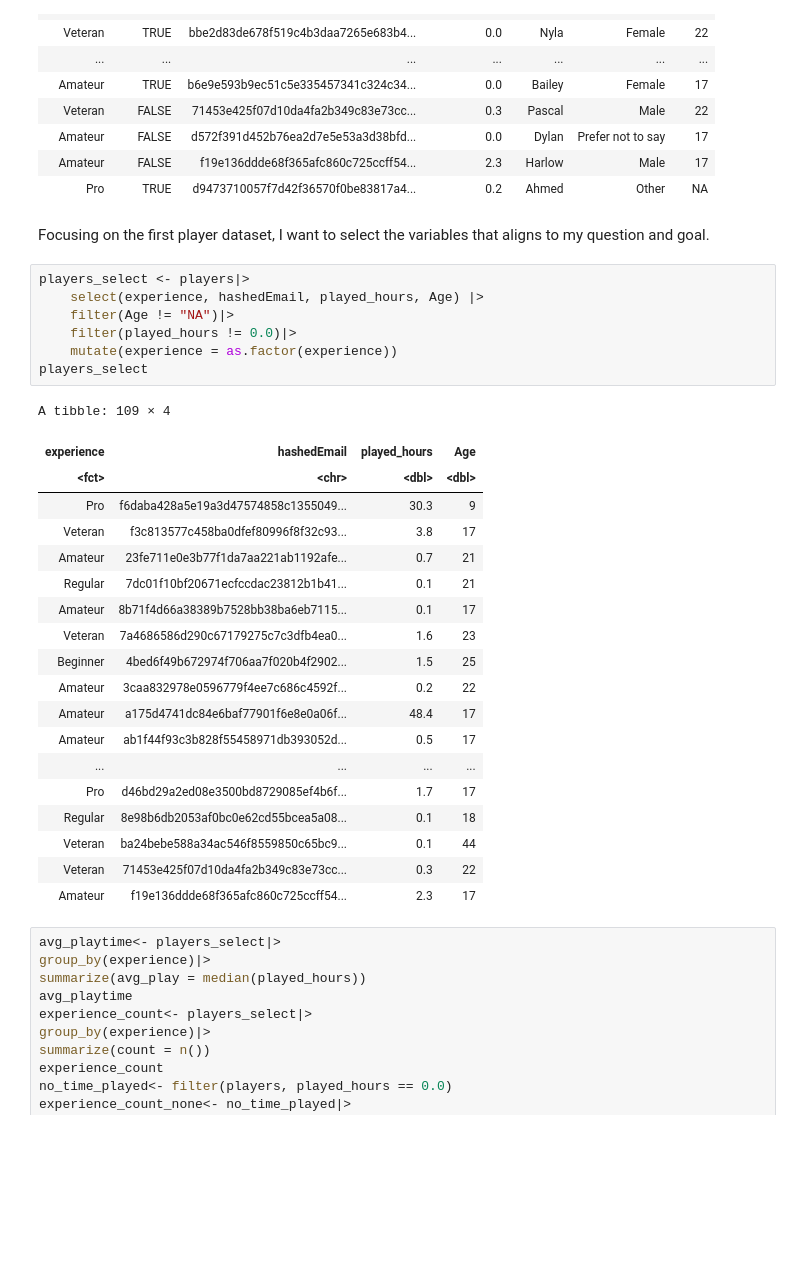
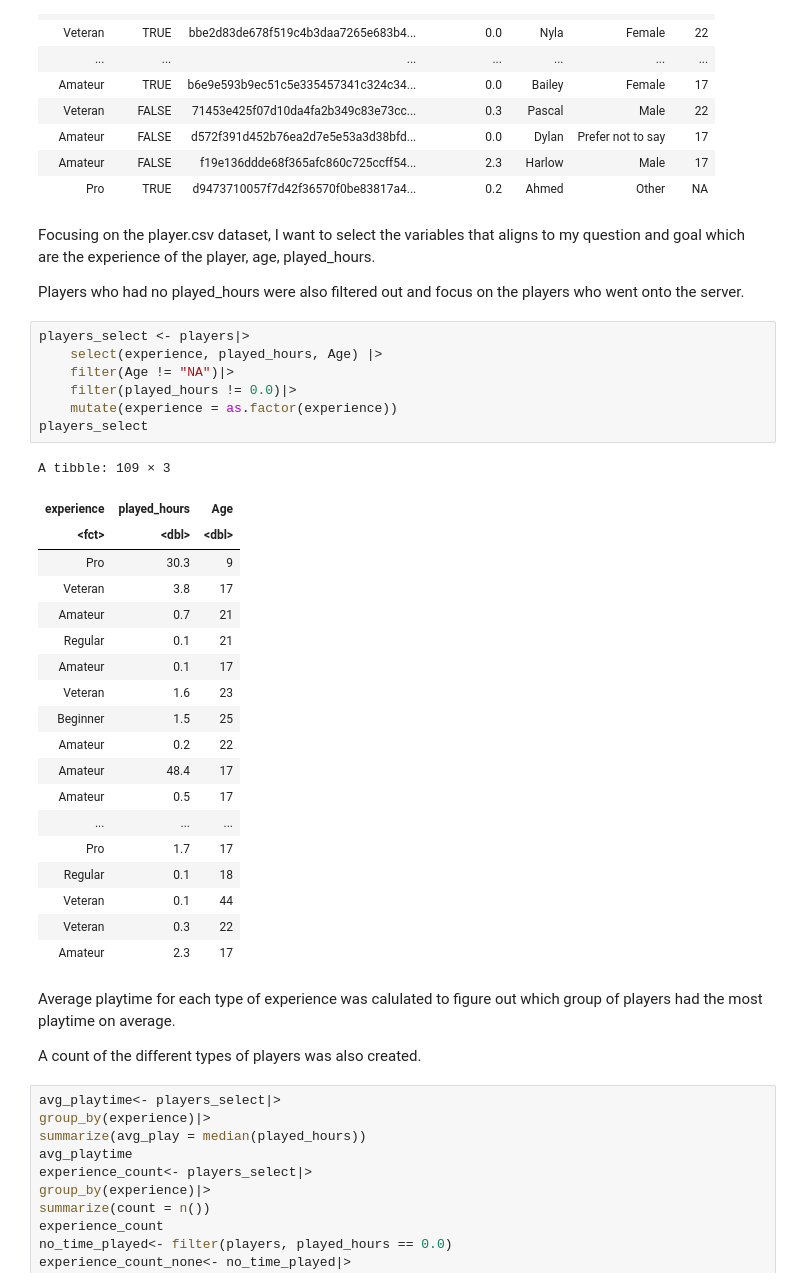
Before and after one commit to mastermagicka/dsci-100-minecraft-project, a Jupyter notebook: Minecraft.ipynb, the cells around one changed output. Cells and saved outputs as stored; diff of their text form; blank space fills up the shorter version.

```diff
--- a/Minecraft.ipynb
+++ b/Minecraft.ipynb
@@ -86,34 +86,40 @@ A spec_tbl_df: 196 × 7
 | Amateur | FALSE | f19e136ddde68f365afc860c725ccff54... | 2.3 | Harlow | Male | 17 |
 | Pro | TRUE | d9473710057f7d42f36570f0be83817a4... | 0.2 | Ahmed | Other | NA |
 # %% [markdown]
-Focusing on the first player dataset, I want to select the variables that aligns to my question and goal.
+Focusing on the player.csv dataset, I want to select the variables that aligns to my question and goal which are the experience of the player, age, played_hours.
+
+Players who had no played_hours were also filtered out and focus on the players who went onto the server.
 # %%
 players_select <- players|>
-    select(experience, hashedEmail, played_hours, Age) |>
+    select(experience, played_hours, Age) |>
     filter(Age != "NA")|>
     filter(played_hours != 0.0)|>
     mutate(experience = as.factor(experience))
 players_select
 # %% [output]
-A tibble: 109 × 4
+A tibble: 109 × 3
-| experience | hashedEmail | played_hours | Age |
-| <fct> | <chr> | <dbl> | <dbl> |
-| Pro | f6daba428a5e19a3d47574858c1355049... | 30.3 | 9 |
-| Veteran | f3c813577c458ba0dfef80996f8f32c93... | 3.8 | 17 |
-| Amateur | 23fe711e0e3b77f1da7aa221ab1192afe... | 0.7 | 21 |
-| Regular | 7dc01f10bf20671ecfccdac23812b1b41... | 0.1 | 21 |
-| Amateur | 8b71f4d66a38389b7528bb38ba6eb7115... | 0.1 | 17 |
-| Veteran | 7a4686586d290c67179275c7c3dfb4ea0... | 1.6 | 23 |
-| Beginner | 4bed6f49b672974f706aa7f020b4f2902... | 1.5 | 25 |
-| Amateur | 3caa832978e0596779f4ee7c686c4592f... | 0.2 | 22 |
-| Amateur | a175d4741dc84e6baf77901f6e8e0a06f... | 48.4 | 17 |
-| Amateur | ab1f44f93c3b828f55458971db393052d... | 0.5 | 17 |
-| ... | ... | ... | ... |
-| Pro | d46bd29a2ed08e3500bd8729085ef4b6f... | 1.7 | 17 |
-| Regular | 8e98b6db2053af0bc0e62cd55bcea5a08... | 0.1 | 18 |
-| Veteran | ba24bebe588a34ac546f8559850c65bc9... | 0.1 | 44 |
-| Veteran | 71453e425f07d10da4fa2b349c83e73cc... | 0.3 | 22 |
-| Amateur | f19e136ddde68f365afc860c725ccff54... | 2.3 | 17 |
+| experience | played_hours | Age |
+| <fct> | <dbl> | <dbl> |
+| Pro | 30.3 | 9 |
+| Veteran | 3.8 | 17 |
+| Amateur | 0.7 | 21 |
+| Regular | 0.1 | 21 |
+| Amateur | 0.1 | 17 |
+| Veteran | 1.6 | 23 |
+| Beginner | 1.5 | 25 |
+| Amateur | 0.2 | 22 |
+| Amateur | 48.4 | 17 |
+| Amateur | 0.5 | 17 |
+| ... | ... | ... |
+| Pro | 1.7 | 17 |
+| Regular | 0.1 | 18 |
+| Veteran | 0.1 | 44 |
+| Veteran | 0.3 | 22 |
+| Amateur | 2.3 | 17 |
+# %% [markdown]
+Average playtime for each type of experience was calulated to figure out which group of players had the most playtime on average.
+
+A count of the different types of players was also created.
 # %%
 avg_playtime<- players_select|>
 group_by(experience)|>
```
Also changed, not shown: parts of 4 cells of this notebook.
